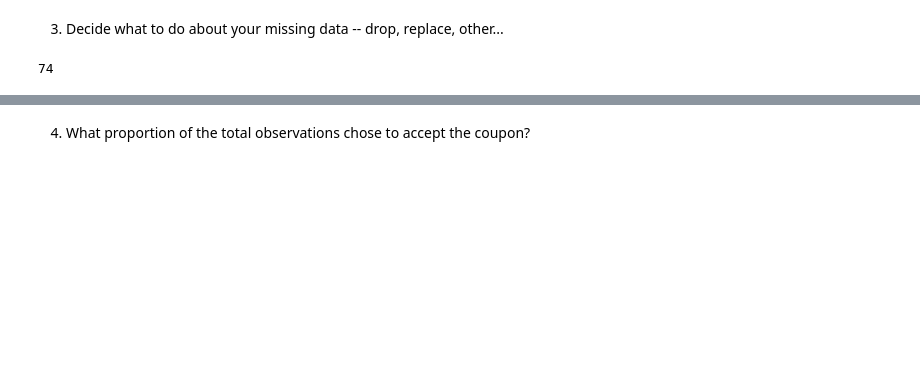
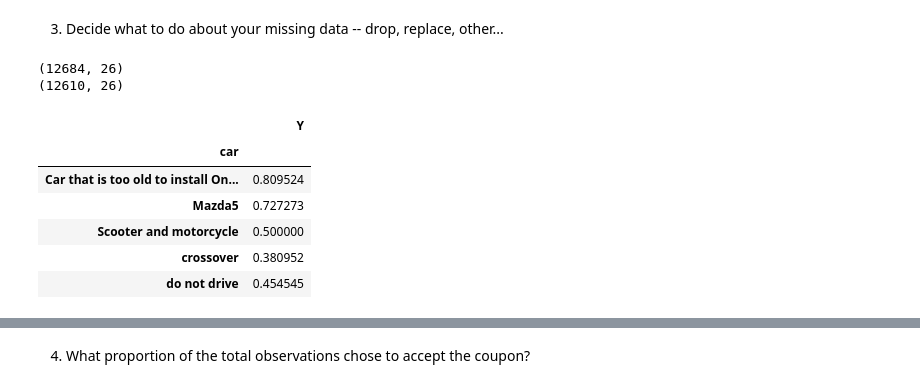
Before and after one commit to archana-rg/ml-practical-apps, a Jupyter notebook: coupon_accept.ipynb, the cells around one changed output, grey strips where cells are left out. Saved outputs shown, nothing was run; the diff lists cells and outputs as text; code cells hidden in the pictures; blank space fills up the shorter version.

```diff
--- a/coupon_accept.ipynb
+++ b/coupon_accept.ipynb
@@ -104,6 +175,23 @@ dtype: int64
 # %% [markdown]
 3. Decide what to do about your missing data -- drop, replace, other...
-# %%
-data.duplicated().sum()
-# %% [output]
-74
+# %%
+#First drop all duplicates
+print(data.shape)
+data = data.drop_duplicates()
+print(data.shape)
+# %% [output]
+(12684, 26)
+(12610, 26)
+# %%
+#Handle missing values
+data.isna().sum()
+#Does the type of car affect coupon acceptance
+data.groupby('car')[['Y']].mean()
+# %% [output]
+|  | Y |
+| car |  |
+| Car that is too old to install On... | 0.809524 |
+| Mazda5 | 0.727273 |
+| Scooter and motorcycle | 0.500000 |
+| crossover | 0.380952 |
+| do not drive | 0.454545 |
```
Also changed, not shown: parts of 13 cells of this notebook.
